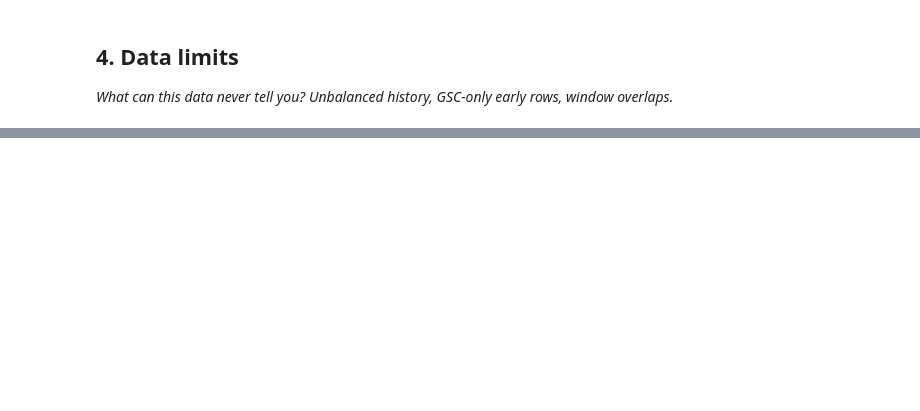
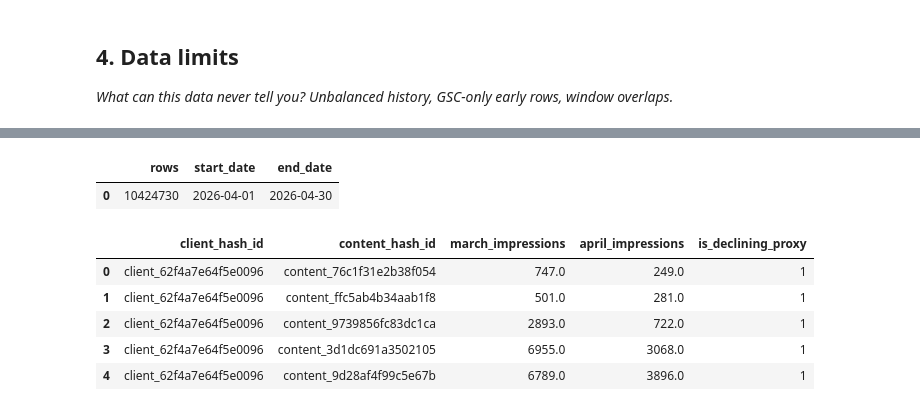
Before and after one commit to Priyaa1904/Flyrank-ML-Internship-Starter, a Jupyter notebook: work/notebooks/w03_data_contract.ipynb, the cells around one changed output, grey strips where cells are left out. Saved outputs shown, nothing was run; the diff lists cells and outputs as text; code cells hidden in the pictures; blank space fills up the shorter version.

```diff
--- a/work/notebooks/w03_data_contract.ipynb
+++ b/work/notebooks/w03_data_contract.ipynb
@@ -36,0 +178,69 @@ This skeleton is yours to fill. Work the sections **in order** — each one has
+# %%
+APR_REL = "read_parquet('hf://datasets/FlyRank/internship-warehouse/fact_content_daily_performance/month=2026-04/*.parquet')"
+
+april_check = con.sql(f"""
+    SELECT
+        COUNT(*) AS rows,
+        MIN(report_date) AS start_date,
+        MAX(report_date) AS end_date
+    FROM {APR_REL}
+""").df()
+
+april_check
+# %% [output]
+|  | rows | start_date | end_date |
+| 0 | 10424730 | 2026-04-01 | 2026-04-30 |
+# %%
+# Build a future-derived proxy for the leakage demonstration.
+# March = decision-time information
+# April = future outcome information
+
+leak_demo = con.sql(f"""
+    WITH march AS (
+        SELECT
+            client_hash_id,
+            content_hash_id,
+            SUM(gsc_impressions) AS march_impressions
+        FROM {REL}
+        WHERE gsc_data_available IS TRUE
+        GROUP BY client_hash_id, content_hash_id
+    ),
+
+    april AS (
+        SELECT
+            client_hash_id,
+            content_hash_id,
+            SUM(gsc_impressions) AS april_impressions
+        FROM {APR_REL}
+        WHERE gsc_data_available IS TRUE
+        GROUP BY client_hash_id, content_hash_id
+    )
+
+    SELECT
+        m.client_hash_id,
+        m.content_hash_id,
+        m.march_impressions,
+        a.april_impressions,
+
+        CASE
+            WHEN a.april_impressions < m.march_impressions
+            THEN 1
+            ELSE 0
+        END AS is_declining_proxy
+
+    FROM march AS m
+    INNER JOIN april AS a
+        ON m.client_hash_id = a.client_hash_id
+        AND m.content_hash_id = a.content_hash_id
+
+    LIMIT 1000
+""").df()
+
+leak_demo.head()
+# %% [output]
+|  | client_hash_id | content_hash_id | march_impressions | april_impressions | is_declining_proxy |
+| 0 | client_62f4a7e64f5e0096 | content_76c1f31e2b38f054 | 747.0 | 249.0 | 1 |
+| 1 | client_62f4a7e64f5e0096 | content_ffc5ab4b34aab1f8 | 501.0 | 281.0 | 1 |
+| 2 | client_62f4a7e64f5e0096 | content_9739856fc83dc1ca | 2893.0 | 722.0 | 1 |
+| 3 | client_62f4a7e64f5e0096 | content_3d1dc691a3502105 | 6955.0 | 3068.0 | 1 |
+| 4 | client_62f4a7e64f5e0096 | content_9d28af4f99c5e67b | 6789.0 | 3896.0 | 1 |
```
Also changed, not shown: parts of 20 cells of this notebook.
